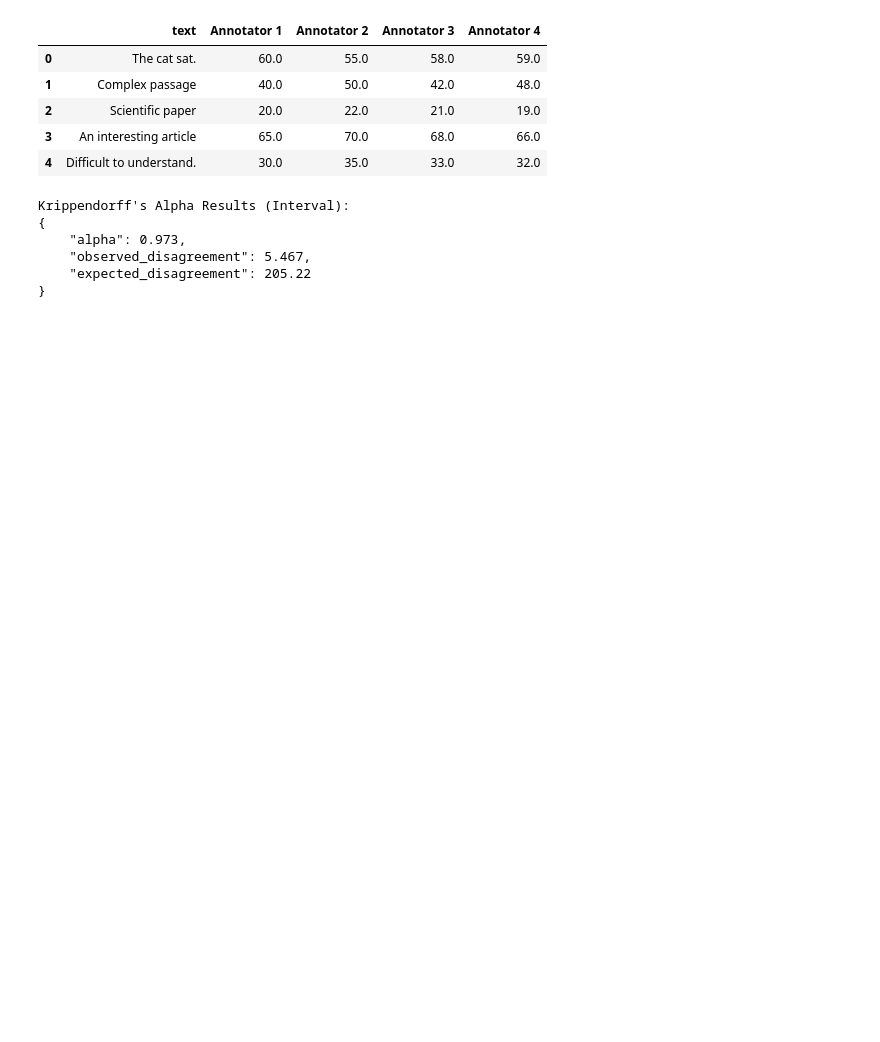
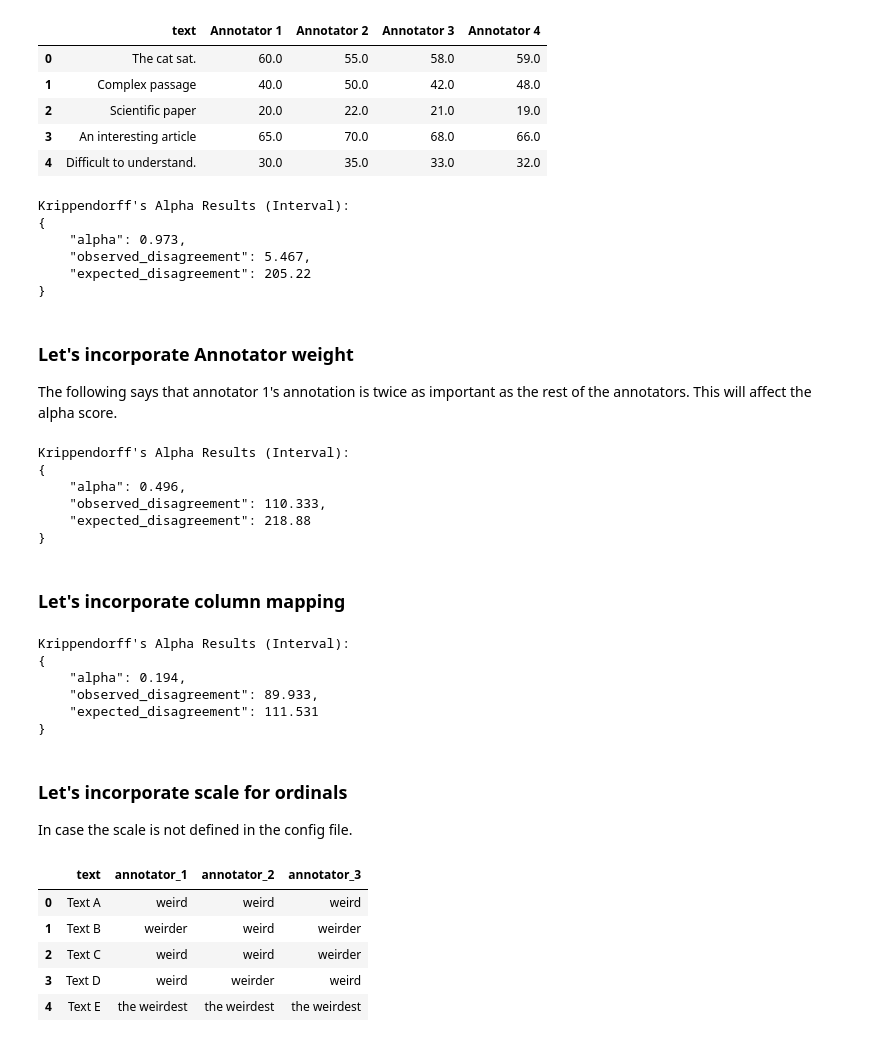
Before and after one commit to Aleph-Alpha/krippendorff-aleph-alpha, a Jupyter notebook: notebooks/annotation_evaluation.ipynb, the cells around one changed output. Drawn from its saved outputs; the diff is of its cells as text; code cells hidden in the pictures; blank space fills up the shorter version.

```diff
--- a/notebooks/annotation_evaluation.ipynb
+++ b/notebooks/annotation_evaluation.ipynb
@@ -311,3 +311,60 @@ Krippendorff's Alpha Results (Interval):
     "observed_disagreement": 5.467,
     "expected_disagreement": 205.22
 }
+# %% [markdown]
+### Let's incorporate Annotator weight
+
+The following says that annotator 1's annotation is twice as important as the rest of the annotators. This will affect the alpha score.
+# %%
+# Compute Krippendorff's Alpha for interval data
+results_interval_with_weight = compute_alpha(df_interval , data_type='Interval', weight_dict= {'Annotator 1':2.0})
+
+# Display results
+print("Krippendorff's Alpha Results (Interval):")
+print(results_interval_with_weight)
+# %% [output]
+Krippendorff's Alpha Results (Interval):
+{
+    "alpha": 0.496,
+    "observed_disagreement": 110.333,
+    "expected_disagreement": 218.88
+}
+# %% [markdown]
+### Let's incorporate column mapping
+# %%
+results_interval_only3_annotators = compute_alpha(df_interval , data_type='Interval',
+                                 column_mapping= {'text_col':'text',
+                                                 'annotator_cols':['Annotator 1',
+                                                  'Annotator 2',
+                                                  'Annotator 3']})
+
+# Display results
+print("Krippendorff's Alpha Results (Interval):")
+print(results_interval_only3_annotators)
+# %% [output]
+Krippendorff's Alpha Results (Interval):
+{
+    "alpha": 0.194,
+    "observed_disagreement": 89.933,
+    "expected_disagreement": 111.531
+}
+# %% [markdown]
+### Let's incorporate scale for ordinals
+
+In case the scale is not defined in the config file.
+# %%
+df_my_scales = pd.DataFrame({
+    "text": ["Text A", "Text B", "Text C", "Text D", "Text E"],
+    "annotator_1": ["weird", "weirder", "weird", "weird", "the weirdest"],
+    "annotator_2": ["weird", "weird", "weird", "weirder", "the weirdest"],
+    "annotator_3": ["weird", "weirder", "weirder", "weird", "the weirdest"]
+})
+
+df_my_scales
+# %% [output]
+|  | text | annotator_1 | annotator_2 | annotator_3 |
+| 0 | Text A | weird | weird | weird |
+| 1 | Text B | weirder | weird | weirder |
+| 2 | Text C | weird | weird | weirder |
+| 3 | Text D | weird | weirder | weird |
+| 4 | Text E | the weirdest | the weirdest | the weirdest |
```
Also changed, not shown: parts of 4 cells of this notebook, 1 other file.
